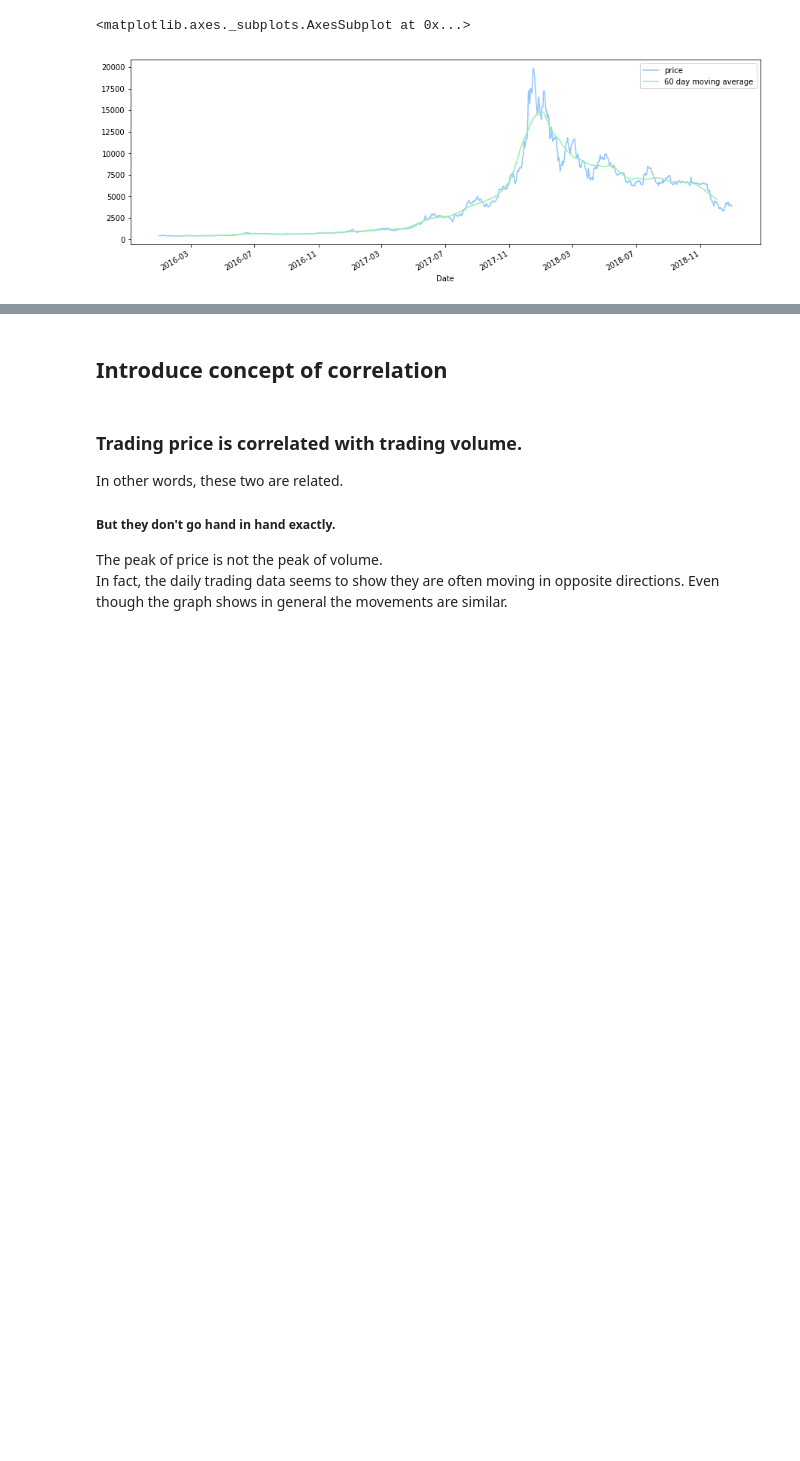
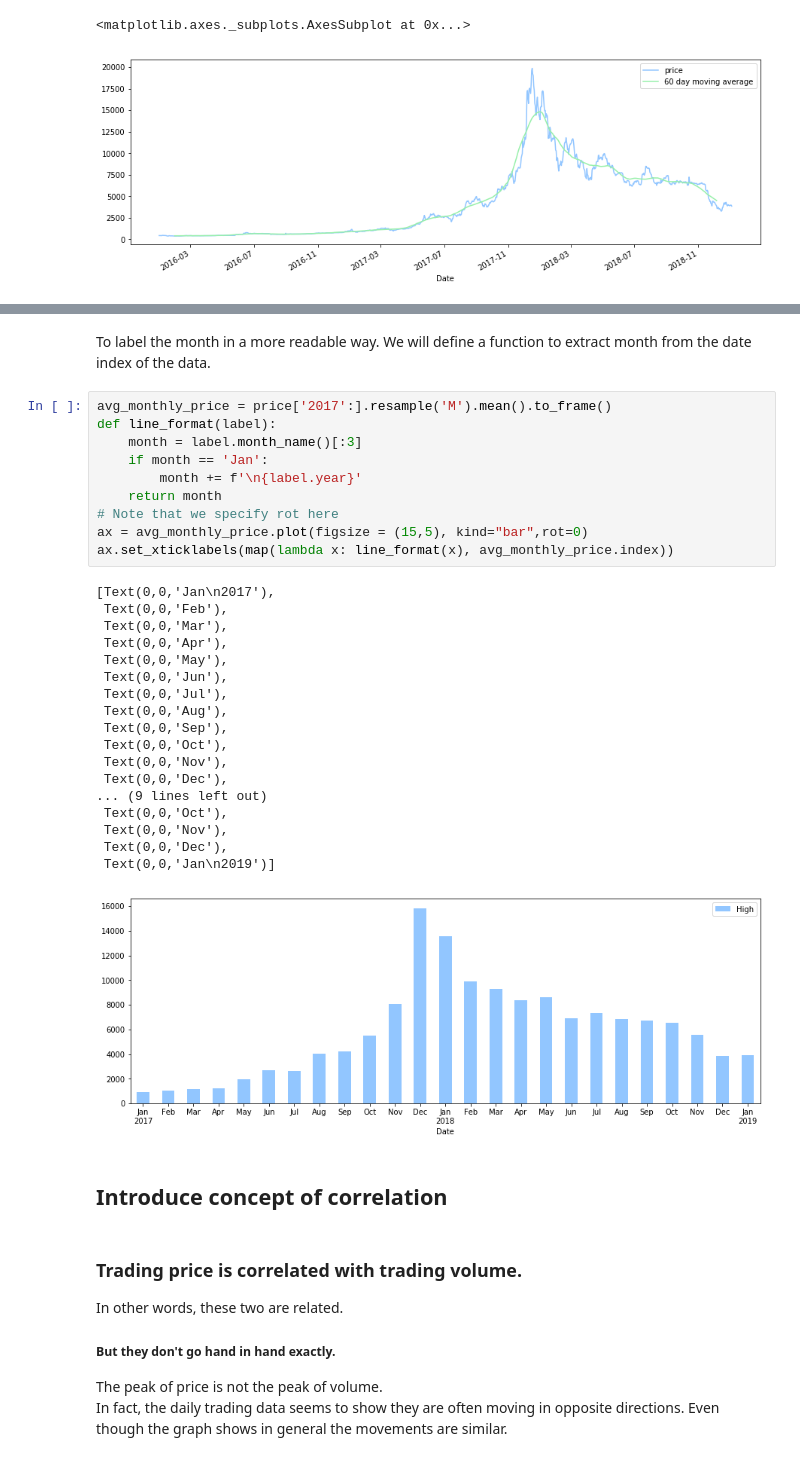
Before and after one commit to magicmathmandarin/IMO, a Jupyter notebook: Bitcoin Trade Time Series.ipynb, the cells around one changed output, grey strips where cells are left out. Drawn from its saved outputs; the diff is of its cells as text; blank space fills up the shorter version.

```diff
--- a/Bitcoin Trade Time Series.ipynb
+++ b/Bitcoin Trade Time Series.ipynb
@@ -249,3 +257,34 @@ Sometimes we don't want moving averages.  We may be more interested in prices ev
+# %% [markdown]
+To label the month in a more readable way. We will define a function to extract month from the date index of the data.
+# %%
+avg_monthly_price = price['2017':].resample('M').mean().to_frame()
+def line_format(label):
+    month = label.month_name()[:3]
+    if month == 'Jan':
+        month += f'\n{label.year}'
+    return month
+# Note that we specify rot here
+ax = avg_monthly_price.plot(figsize = (15,5), kind="bar",rot=0)
+ax.set_xticklabels(map(lambda x: line_format(x), avg_monthly_price.index))
+# %% [output]
+[Text(0,0,'Jan\n2017'),
+ Text(0,0,'Feb'),
+ Text(0,0,'Mar'),
+ Text(0,0,'Apr'),
+ Text(0,0,'May'),
+ Text(0,0,'Jun'),
+ Text(0,0,'Jul'),
+ Text(0,0,'Aug'),
+ Text(0,0,'Sep'),
+ Text(0,0,'Oct'),
+ Text(0,0,'Nov'),
+ Text(0,0,'Dec'),
+... (9 lines left out)
+ Text(0,0,'Oct'),
+ Text(0,0,'Nov'),
+ Text(0,0,'Dec'),
+ Text(0,0,'Jan\n2019')]
+[figure, added]
 # %% [markdown]
 ## Introduce concept of correlation
 # %% [markdown]
```
Also changed, not shown: parts of 16 cells of this notebook.
